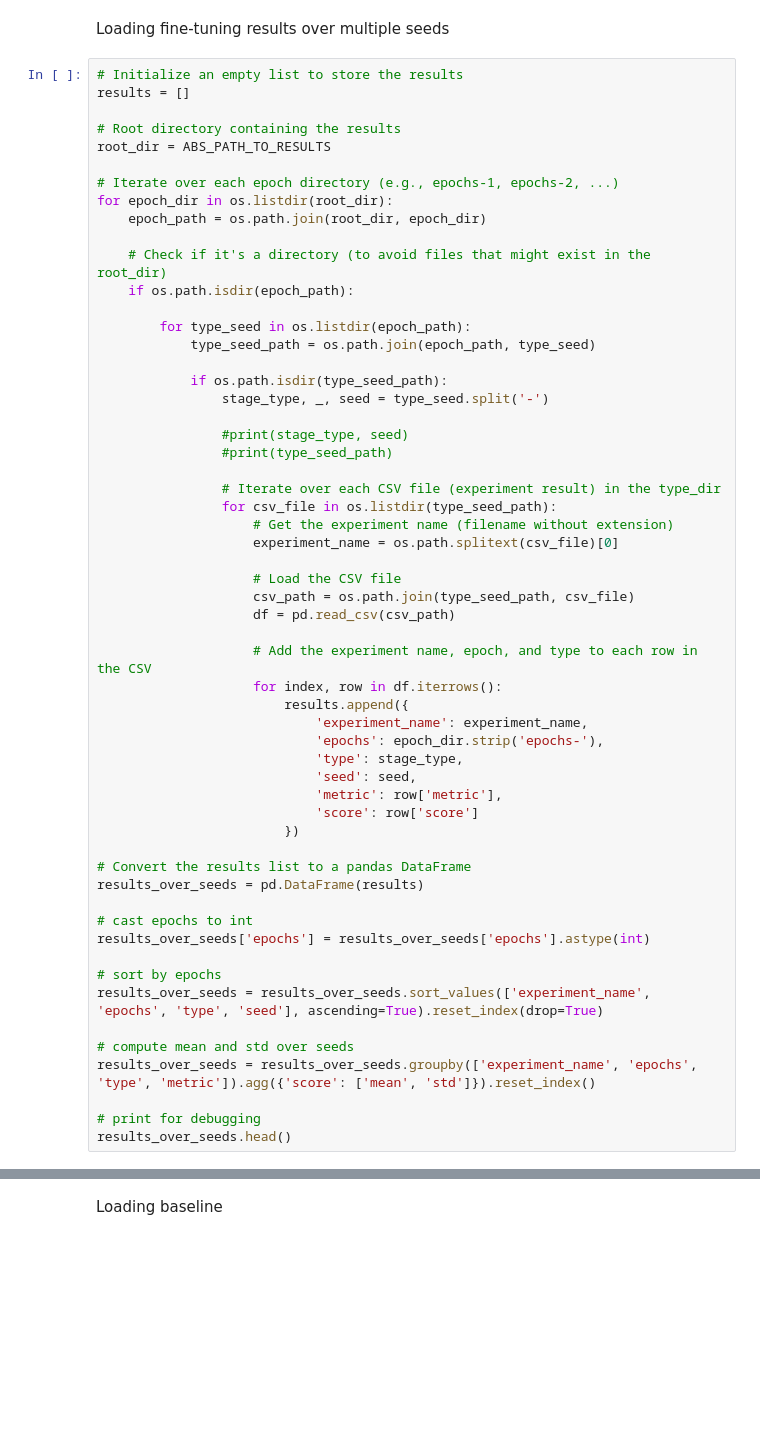
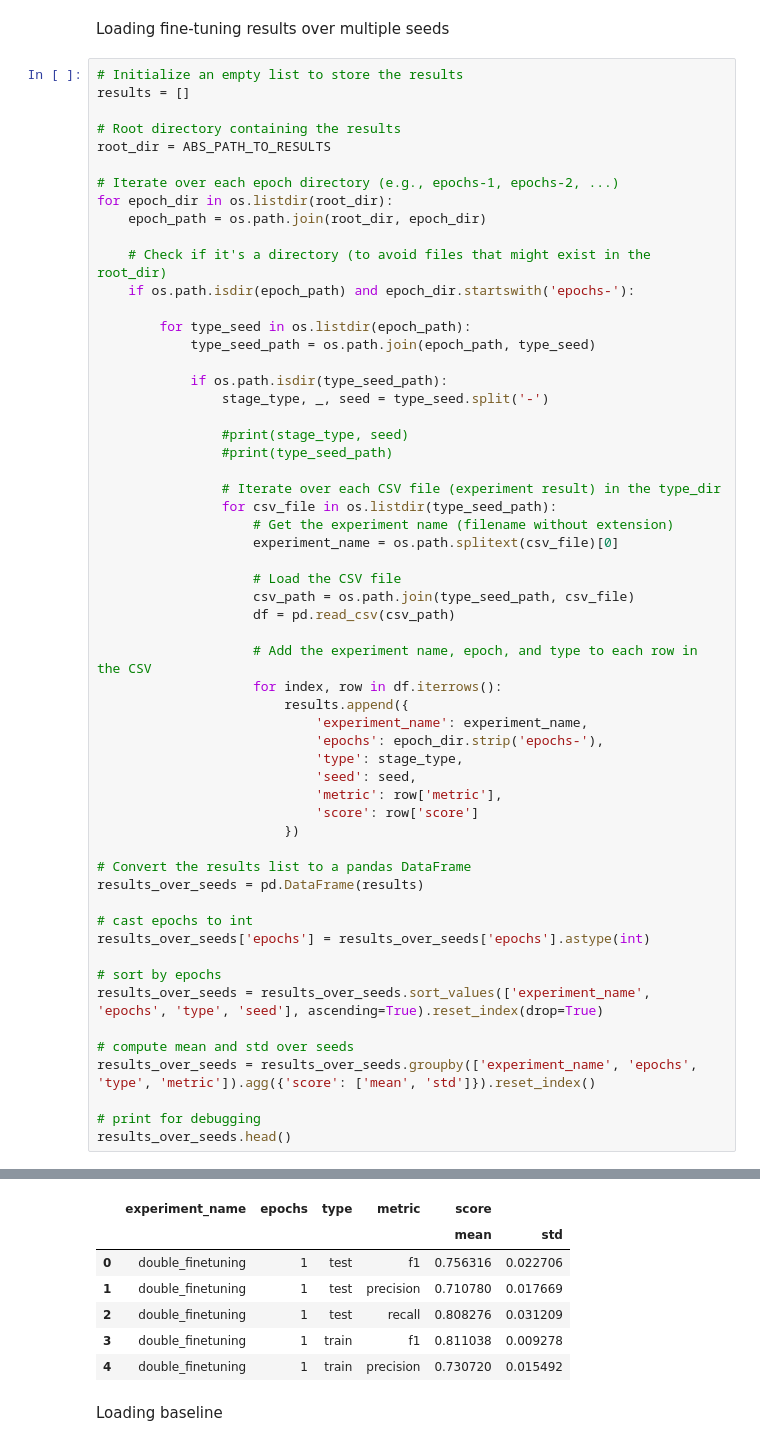
Before and after one commit to JulianZabbarov/tree-detection, a Jupyter notebook: experiments/sauen/evaluation/evaluation.ipynb, the cells around one changed output, grey strips where cells are left out. Cells and saved outputs as stored; diff of their text form; blank space fills up the shorter version.

```diff
--- a/experiments/sauen/evaluation/evaluation.ipynb
+++ b/experiments/sauen/evaluation/evaluation.ipynb
@@ -90,7 +90,7 @@ for epoch_dir in os.listdir(root_dir):
     epoch_path = os.path.join(root_dir, epoch_dir)
 
     # Check if it's a directory (to avoid files that might exist in the root_dir)
-    if os.path.isdir(epoch_path):
+    if os.path.isdir(epoch_path) and epoch_dir.startswith('epochs-'):
 
         for type_seed in os.listdir(epoch_path):
             type_seed_path = os.path.join(epoch_path, type_seed)
@@ -140,3 +139,10 @@ ValueError: invalid literal for int() with base 10: 'baselin'
+|  | experiment_name | epochs | type | metric | score |  |
+|  |  |  |  |  | mean | std |
+| 0 | double_finetuning | 1 | test | f1 | 0.756316 | 0.022706 |
+| 1 | double_finetuning | 1 | test | precision | 0.710780 | 0.017669 |
+| 2 | double_finetuning | 1 | test | recall | 0.808276 | 0.031209 |
+| 3 | double_finetuning | 1 | train | f1 | 0.811038 | 0.009278 |
+| 4 | double_finetuning | 1 | train | precision | 0.730720 | 0.015492 |
 # %% [markdown]
 Loading baseline
 # %%
```
Also changed, not shown: parts of 6 cells of this notebook, 1 other file.
